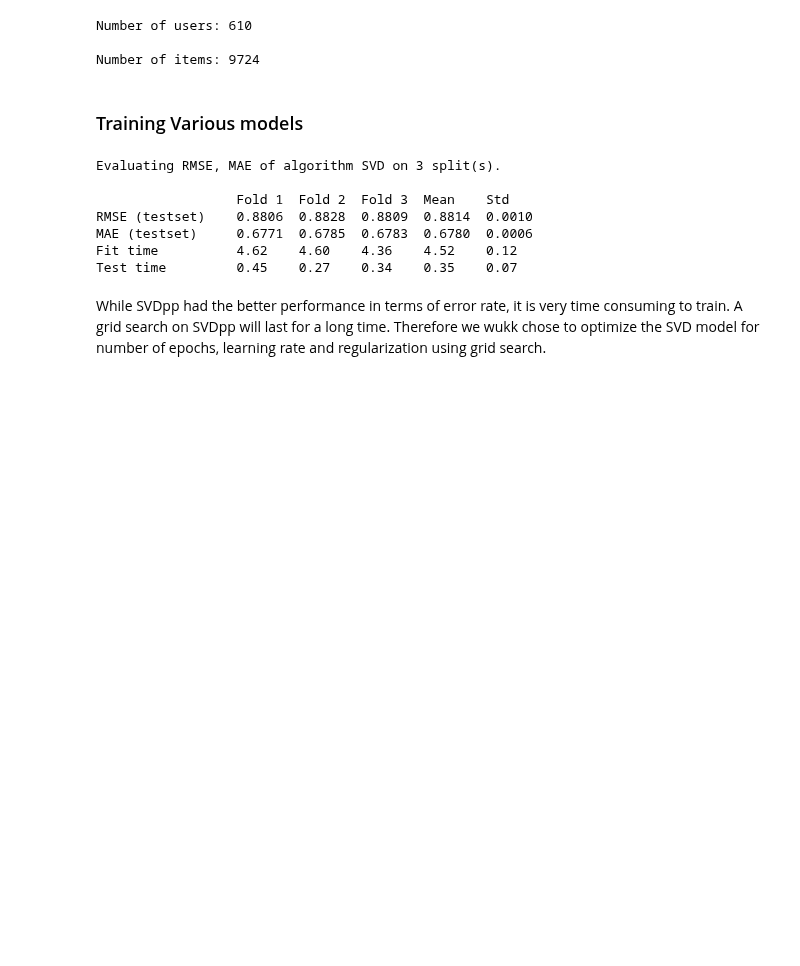
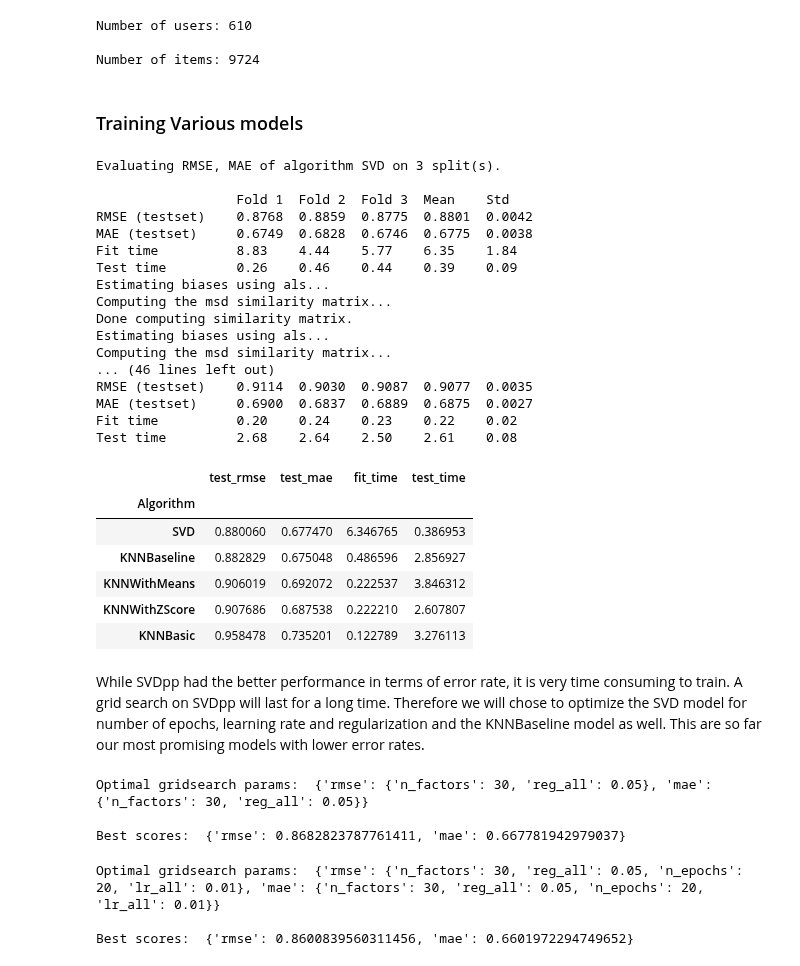
Before and after one commit to E-Juliet/Movie-reccomender, a Jupyter notebook: phase_4_project.ipynb, the cells around one changed output. Drawn from its saved outputs; the diff is of its cells as text; code cells hidden in the pictures; blank space fills up the shorter version.

Commit message:
Done tuning the final models

```diff
--- a/phase_4_project.ipynb
+++ b/phase_4_project.ipynb
@@ -869,23 +878,40 @@ Number of items: 9724
 # %%
 benchmark = []
 # Iterate over all algorithms
-for algorithm in [SVD(), SVDpp(), KNNBaseline(), KNNBasic(), KNNWithMeans(), KNNWithZScore()]:
+for algorithm in [SVD(), KNNBaseline(), KNNBasic(), KNNWithMeans(), KNNWithZScore()]:
     # Perform cross validation
     results = cross_validate(algorithm, data, measures=['RMSE', 'MAE'], cv=3, verbose=True)
 
     # Get results & append algorithm name
     tmp = pd.DataFrame.from_dict(results).mean(axis=0)
     tmp = tmp.append(pd.Series([str(algorithm).split(' ')[0].split('.')[-1]], index=['Algorithm']))
     benchmark.append(tmp)
 
 pd.DataFrame(benchmark).set_index('Algorithm').sort_values('test_rmse')
 # %% [output]
 Evaluating RMSE, MAE of algorithm SVD on 3 split(s).
 
                   Fold 1  Fold 2  Fold 3  Mean    Std
-RMSE (testset)    0.8806  0.8828  0.8809  0.8814  0.0010
-MAE (testset)     0.6771  0.6785  0.6783  0.6780  0.0006
-Fit time          4.62    4.60    4.36    4.52    0.12
-Test time         0.45    0.27    0.34    0.35    0.07
+RMSE (testset)    0.8768  0.8859  0.8775  0.8801  0.0042
+MAE (testset)     0.6749  0.6828  0.6746  0.6775  0.0038
+Fit time          8.83    4.44    5.77    6.35    1.84
+Test time         0.26    0.46    0.44    0.39    0.09
+Estimating biases using als...
+Computing the msd similarity matrix...
+Done computing similarity matrix.
+Estimating biases using als...
+Computing the msd similarity matrix...
+... (46 lines left out)
+RMSE (testset)    0.9114  0.9030  0.9087  0.9077  0.0035
+MAE (testset)     0.6900  0.6837  0.6889  0.6875  0.0027
+Fit time          0.20    0.24    0.23    0.22    0.02
+Test time         2.68    2.64    2.50    2.61    0.08
+|  | test_rmse | test_mae | fit_time | test_time |
+| Algorithm |  |  |  |  |
+| SVD | 0.880060 | 0.677470 | 6.346765 | 0.386953 |
+| KNNBaseline | 0.882829 | 0.675048 | 0.486596 | 2.856927 |
+| KNNWithMeans | 0.906019 | 0.692072 | 0.222537 | 3.846312 |
+| KNNWithZScore | 0.907686 | 0.687538 | 0.222210 | 2.607807 |
+| KNNBasic | 0.958478 | 0.735201 | 0.122789 | 3.276113 |
 # %% [markdown]
-While SVDpp had the better performance in terms of error rate, it is very time consuming to train. A grid search on SVDpp will last for a long time. Therefore we wukk chose to optimize the SVD model for number of epochs, learning rate and regularization using grid search.
+While SVDpp had the better performance in terms of error rate, it is very time consuming to train. A grid search on SVDpp will last for a long time. Therefore we will chose to optimize the SVD model for number of epochs, learning rate and regularization and the KNNBaseline model as well. This are so far our most promising models with lower error rates.
@@ -891,0 +923,9 @@ While SVDpp had the better performance in terms of error rate, it is very time c
+# %%
+# printing out optimal parameters for the gridsearch
+print("Optimal gridsearch params: ", grid_search.best_params)
+print("")
+print("Best scores: ", grid_search.best_score)
+# %% [output]
+Optimal gridsearch params:  {'rmse': {'n_factors': 30, 'reg_all': 0.05}, 'mae': {'n_factors': 30, 'reg_all': 0.05}}
+
+Best scores:  {'rmse': 0.8682823787761411, 'mae': 0.667781942979037}
@@ -891,0 +937,9 @@ While SVDpp had the better performance in terms of error rate, it is very time c
+# %%
+# printing out optimal parameters for the gridsearch
+print("Optimal gridsearch params: ", grid_search.best_params)
+print("")
+print("Best scores: ", grid_search.best_score)
+# %% [output]
+Optimal gridsearch params:  {'rmse': {'n_factors': 30, 'reg_all': 0.05, 'n_epochs': 20, 'lr_all': 0.01}, 'mae': {'n_factors': 30, 'reg_all': 0.05, 'n_epochs': 20, 'lr_all': 0.01}}
+
+Best scores:  {'rmse': 0.8600839560311456, 'mae': 0.6601972294749652}
```
Also changed, not shown: parts of 14 cells of this notebook.
